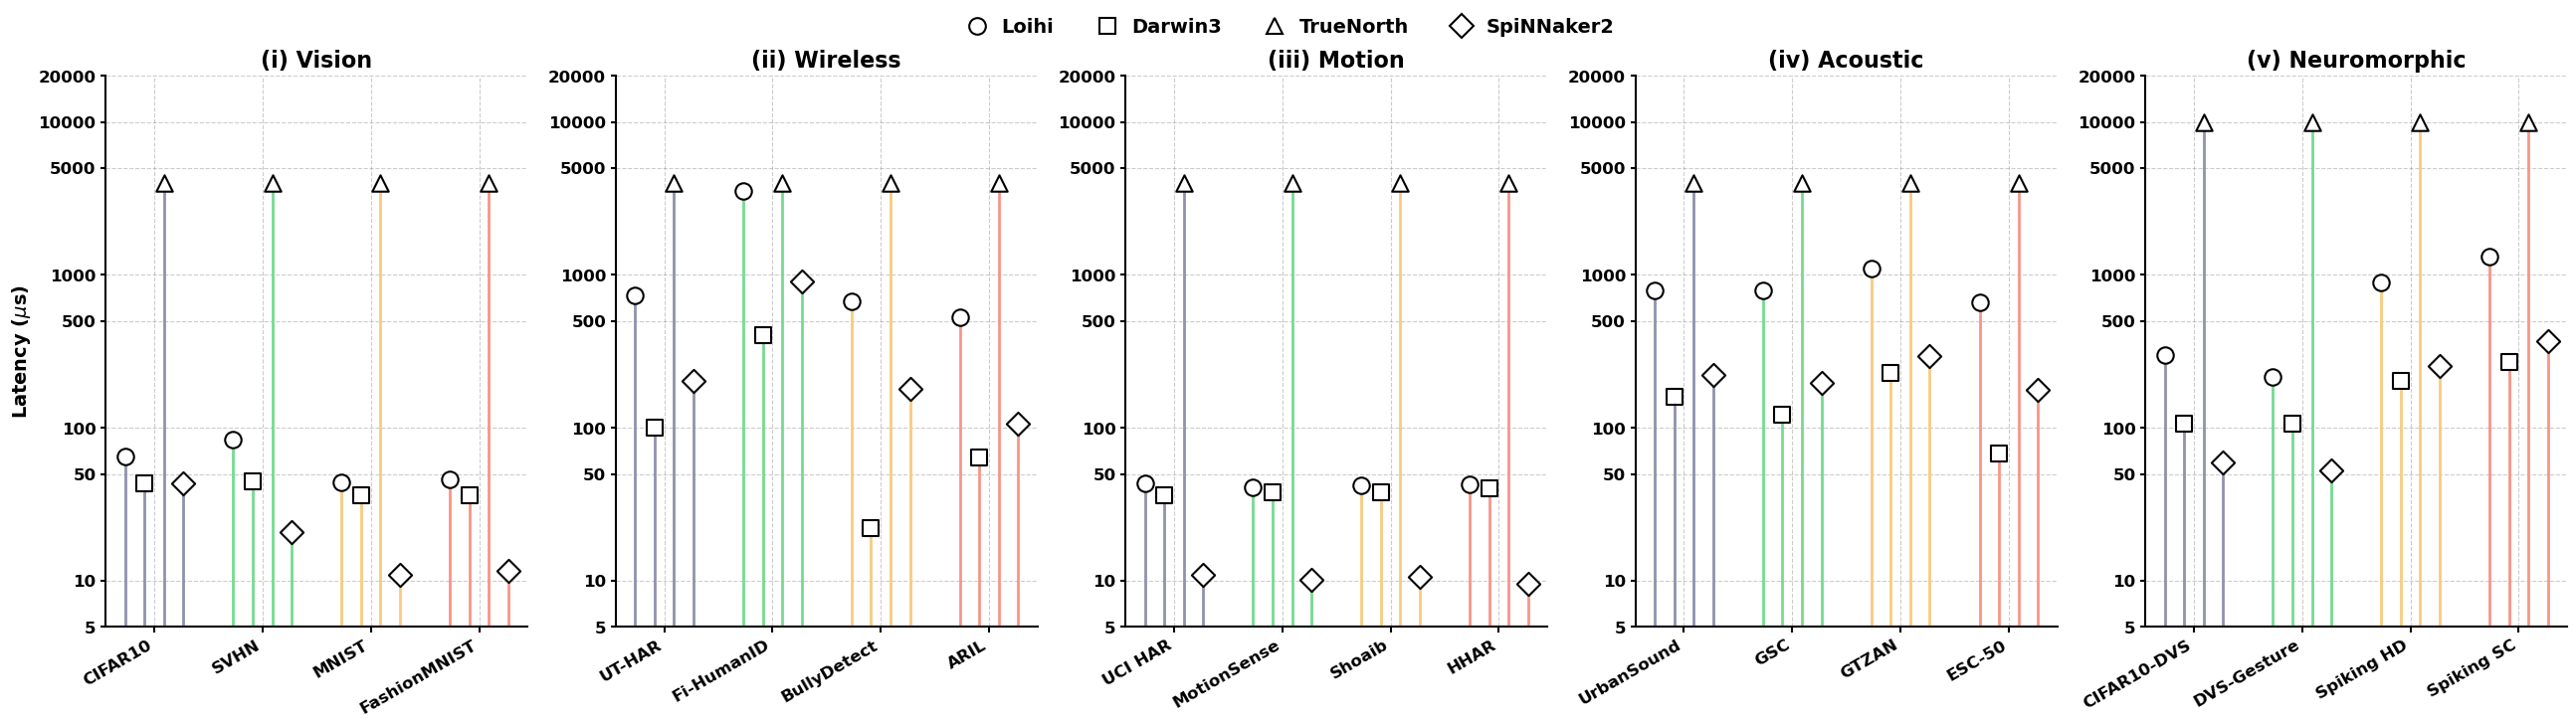
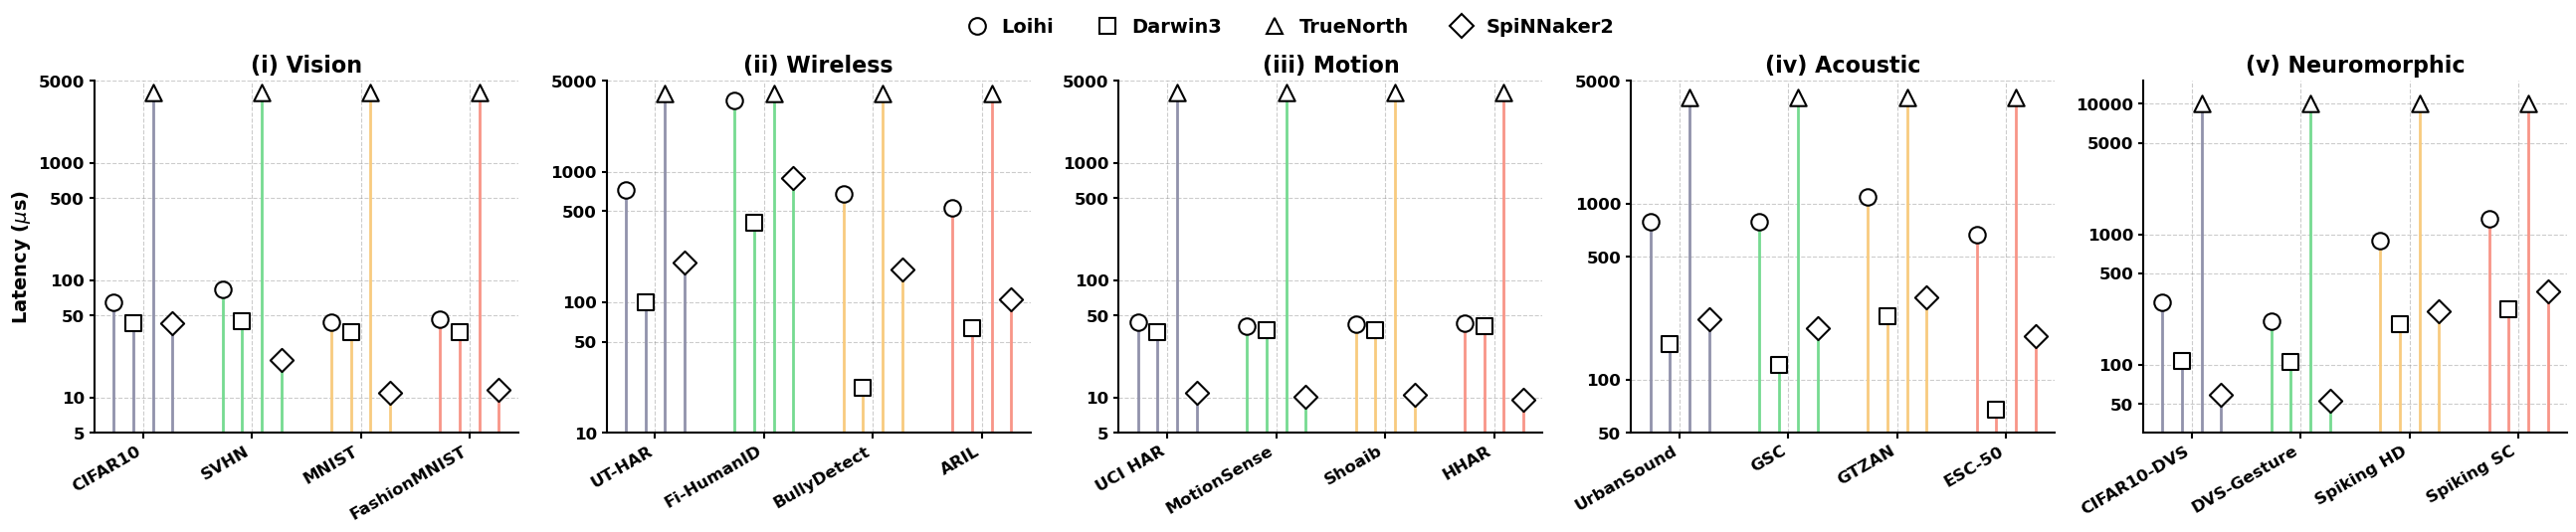
Unified diff of the notebook cell whose output changed from the first chart to the second:
--- before
+++ after
@@ -50,5 +50,29 @@
 modality_titles = ['(i) Vision', '(ii) Wireless', '(iii) Motion', '(iv) Acoustic', '(v) Neuromorphic']
 
-fig, axs = plt.subplots(1, 5, figsize=(26, 7))
+# 每个模态单独设置Y轴范围和刻度
+y_axis_config = {
+    "Vision": {
+        "ylim": (5, 5000),
+        "yticks": [5, 10, 50, 100, 500, 1000, 5000]
+    },
+    "Wireless": {
+        "ylim": (10, 5000),
+        "yticks": [10, 50, 100, 500, 1000, 5000]
+    },
+    "Motion": {
+        "ylim": (5, 5000),
+        "yticks": [5, 10, 50, 100, 500, 1000, 5000]
+    },
+    "Acoustic": {
+        "ylim": (50, 5000),
+        "yticks": [50, 100, 500, 1000, 5000]
+    },
+    "Neuromorphic": {
+        "ylim": (30, 15000),
+        "yticks": [50, 100, 500, 1000, 5000, 10000]
+    }
+}
+
+fig, axs = plt.subplots(1, 5, figsize=(26, 5))
 
 bar_width = 0.18
@@ -72,4 +96,8 @@
     ax.set_title(modality_titles[col_idx], fontweight='bold', fontsize=16, color='black')
     
+    # 获取该模态的Y轴配置
+    config = y_axis_config[modality]
+    ymin = config["ylim"][0]
+    
     for dataset_idx, dataset in enumerate(datasets):
         values = data[modality][dataset]
@@ -81,5 +109,6 @@
             xpos = dataset_idx + offset
             
-            ax.vlines(xpos, ymin=5, ymax=val,
+            # 使用该模态的ymin
+            ax.vlines(xpos, ymin=ymin, ymax=val,
                       color=line_colors[dataset_idx],
                       linewidth=2,
@@ -100,8 +129,8 @@
                   top=False, bottom=True)
     
+    # 使用该模态专属的Y轴设置
     ax.set_yscale('log')
-    ax.set_ylim(5, 20000)
-    
-    ax.set_yticks([5, 10, 50, 100, 500, 1000, 5000, 10000, 20000])
+    ax.set_ylim(config["ylim"])
+    ax.set_yticks(config["yticks"])
     ax.yaxis.set_major_formatter(ScalarFormatter())
     ax.ticklabel_format(style='plain', axis='y')
@@ -127,5 +156,5 @@
     handles=chip_legend_elements,
     loc='upper center', 
-    bbox_to_anchor=(0.5, 1.05), 
+    bbox_to_anchor=(0.5, 1.08), 
     ncol=4, 
     handlelength=1.5,  

Commit: update all appendix content visualization